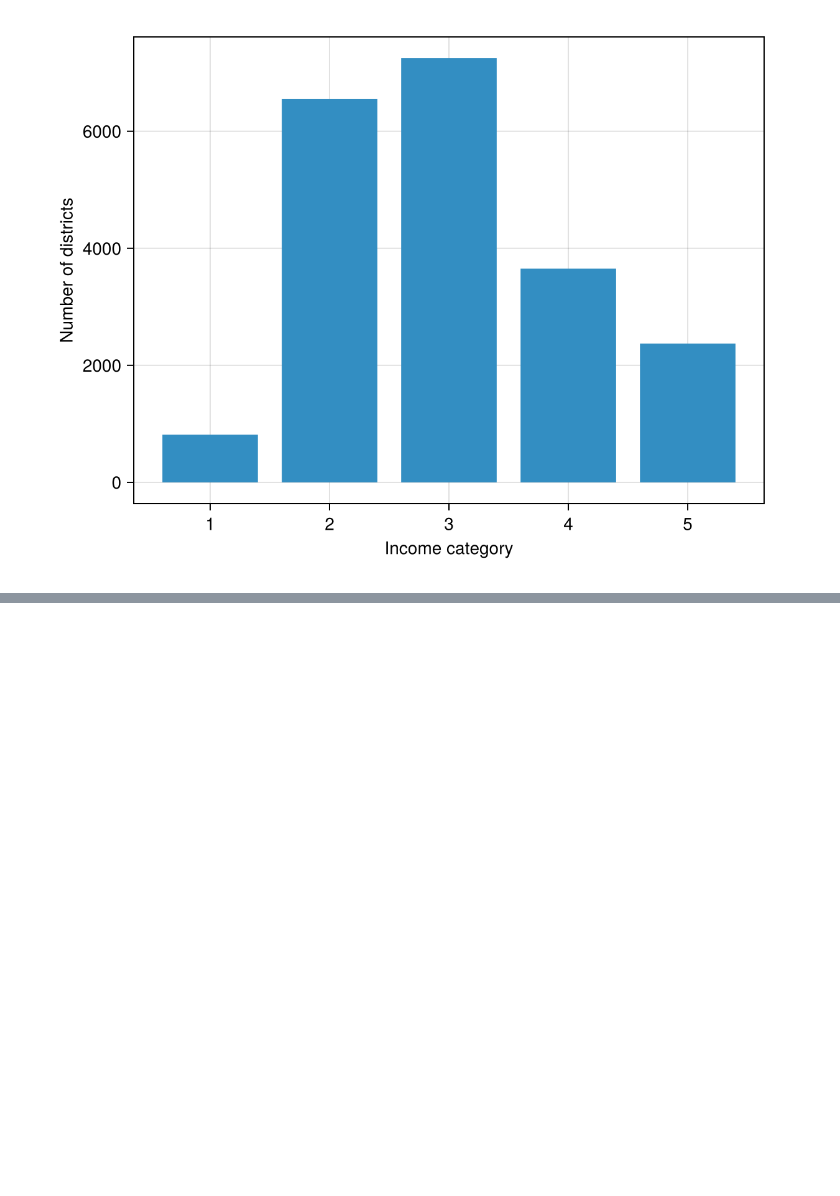
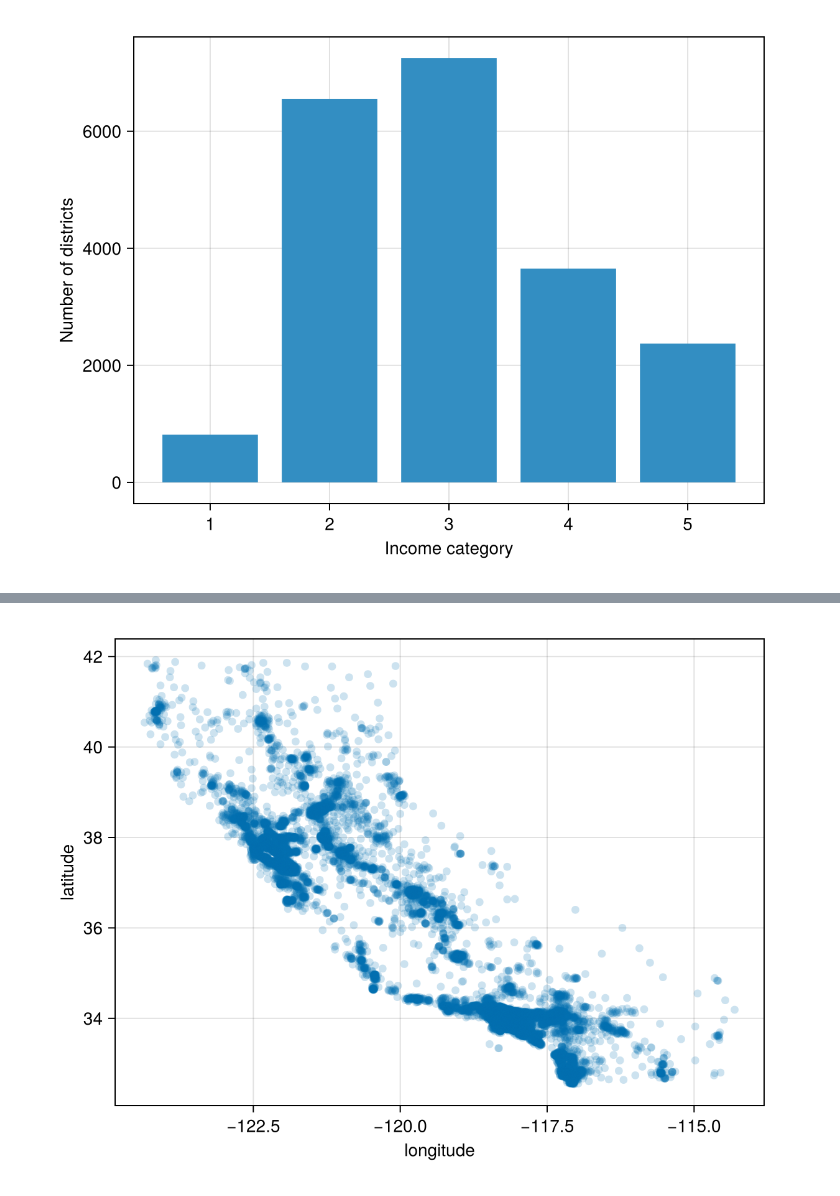
Before and after one commit to taigua/handson-mlj, a Jupyter notebook: 02_end_to_end_machine_learning_project.ipynb, the cells around one changed output, grey strips where cells are left out. Cells and saved outputs as stored; diff of their text form; code cells hidden in the pictures; blank space fills up the shorter version.

```diff
--- a/02_end_to_end_machine_learning_project.ipynb
+++ b/02_end_to_end_machine_learning_project.ipynb
@@ -217,0 +296,7 @@ fig
+# %%
+fig = Figure()
+ax = Axis(fig[1, 1]; xlabel="longitude", ylabel="latitude")
+scatter!(ax, housing.longitude, housing.latitude; alpha=0.2)
+fig
+# %% [output]
+[figure, added]
```
Also changed, not shown: parts of 15 cells of this notebook.
